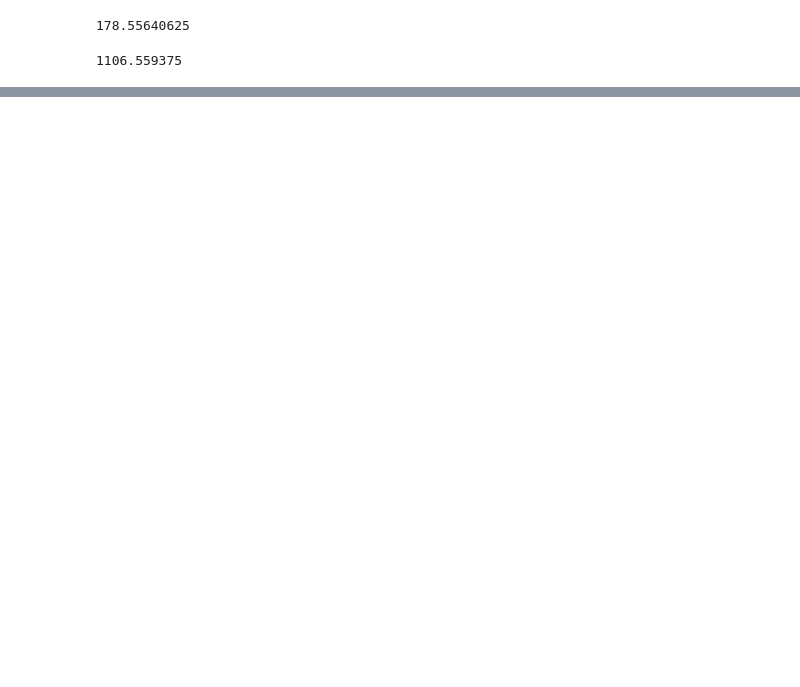
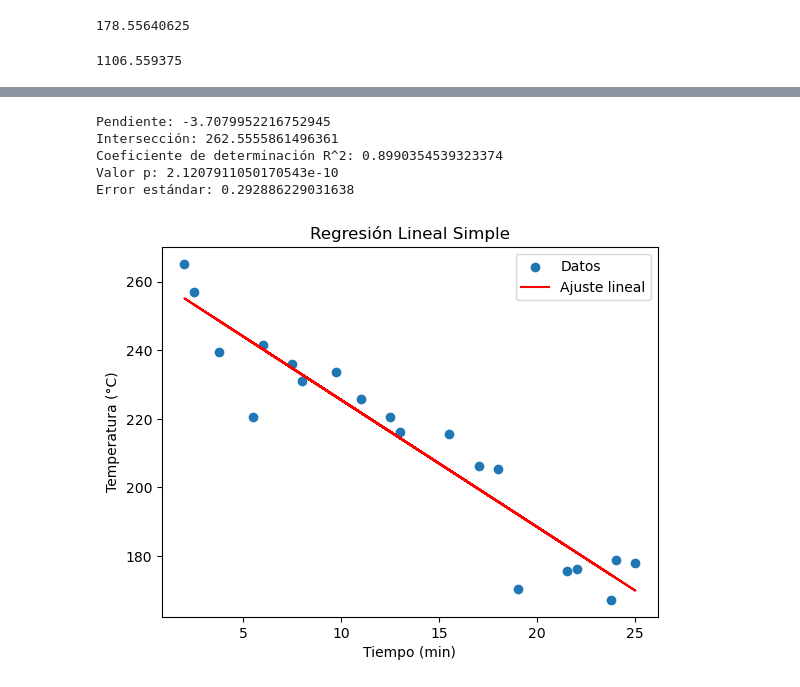
Before and after one commit to hectorfro/LabFisicaWork, a Jupyter notebook: GuiaLabora/Notebook/Cap05.ipynb, the cells around one changed output, grey strips where cells are left out. Cells and saved outputs as stored; diff of their text form; code cells hidden in the pictures; blank space fills up the shorter version.

```diff
--- a/GuiaLabora/Notebook/Cap05.ipynb
+++ b/GuiaLabora/Notebook/Cap05.ipynb
@@ -323,0 +387,39 @@ t-b: 395.3337771908736, p-b: 0.0
+# %%
+import numpy as np
+import matplotlib.pyplot as plt
+from scipy.stats import linregress
+
+# Datos inventados
+yn = np.array([215.70, 167.15, 231.00, 206.30, 220.50,
+               170.30, 178.70, 257.00, 235.90, 225.70,
+               216.20, 239.55, 177.80, 233.75, 176.30,
+               205.50, 241.40, 220.50, 265.20, 175.70])
+xn = np.array([15.50, 23.75, 8.00, 17.00, 5.50, 19.00, 24.00, 2.50,
+               7.50, 11.00, 13.00, 3.75, 25.00, 9.75, 22.00, 18.00,
+               6.00, 12.50, 2.00, 21.50])
+
+# Realizar regresión lineal
+slope, intercept, r_value, p_value, std_err = linregress(xn, yn)
+
+# Mostrar resultados
+print(f'Pendiente: {slope}')
+print(f'Intersección: {intercept}')
+print(f'Coeficiente de determinación R^2: {r_value**2}')
+print(f'Valor p: {p_value}')
+print(f'Error estándar: {std_err}')
+
+# Graficar resultados
+plt.scatter(xn, yn, label='Datos')
+plt.plot(xn, intercept + slope * xn, 'r', label='Ajuste lineal')
+plt.xlabel('Tiempo (min)')
+plt.ylabel('Temperatura (°C)')
+plt.title('Regresión Lineal Simple')
+plt.legend()
+plt.show()
+# %% [output]
+Pendiente: -3.7079952216752945
+Intersección: 262.5555861496361
+Coeficiente de determinación R^2: 0.8990354539323374
+Valor p: 2.1207911050170543e-10
+Error estándar: 0.292886229031638
+[figure, added]
```
Also changed, not shown: parts of 27 cells of this notebook.
